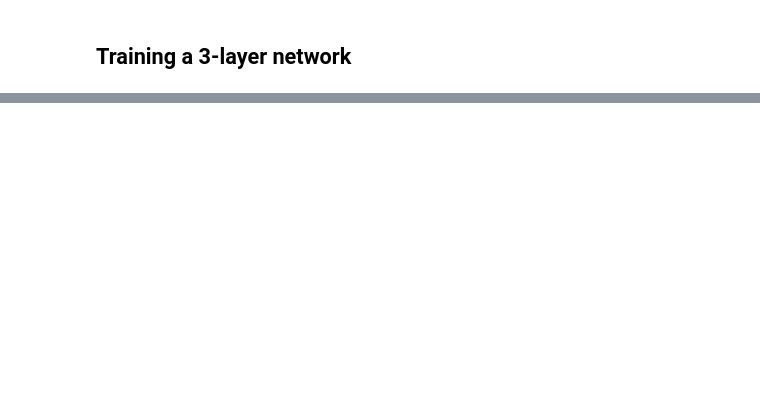
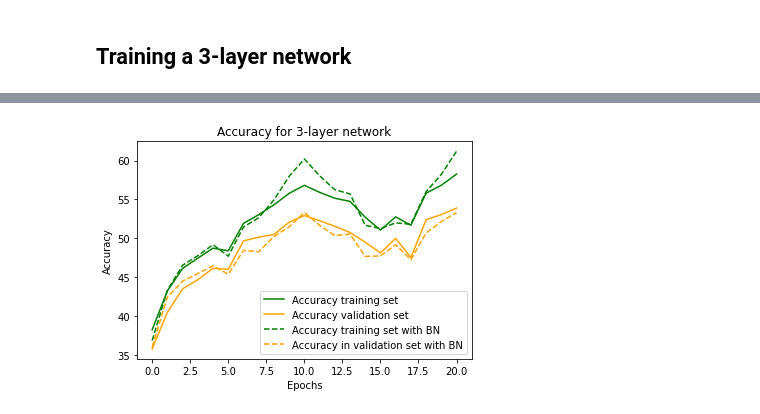
Before and after one commit to annasanchez27/DD2424-deep-learning-data-science, a Jupyter notebook: lab3/experiments.ipynb, the cells around one changed output, grey strips where cells are left out. Cells and saved outputs as stored; diff of their text form; code cells hidden in the pictures; blank space fills up the shorter version.

```diff
--- a/lab3/experiments.ipynb
+++ b/lab3/experiments.ipynb
@@ -305,0 +376,12 @@ print("Test accuracy:" ,test_accuracy)"""
+# %%
+plt.plot(metrics['accuracy_train'],color='green',label='Accuracy training set')
+plt.plot(metrics['accuracy_val'],color='orange',label='Accuracy validation set')
+plt.plot(metrics_batch['accuracy_train'],color='green',linestyle='dashed',label='Accuracy training set with BN')
+plt.plot(metrics_batch['accuracy_val'],linestyle='dashed',color='orange',label='Accuracy in validation set with BN')
+plt.legend()
+plt.xlabel('Epochs')
+plt.ylabel('Accuracy')
+plt.title('Accuracy for 3-layer network')
+plt.savefig('accuracy')
+# %% [output]
+[figure, added]
```
Also changed, not shown: parts of 15 cells of this notebook, 4 other files.
